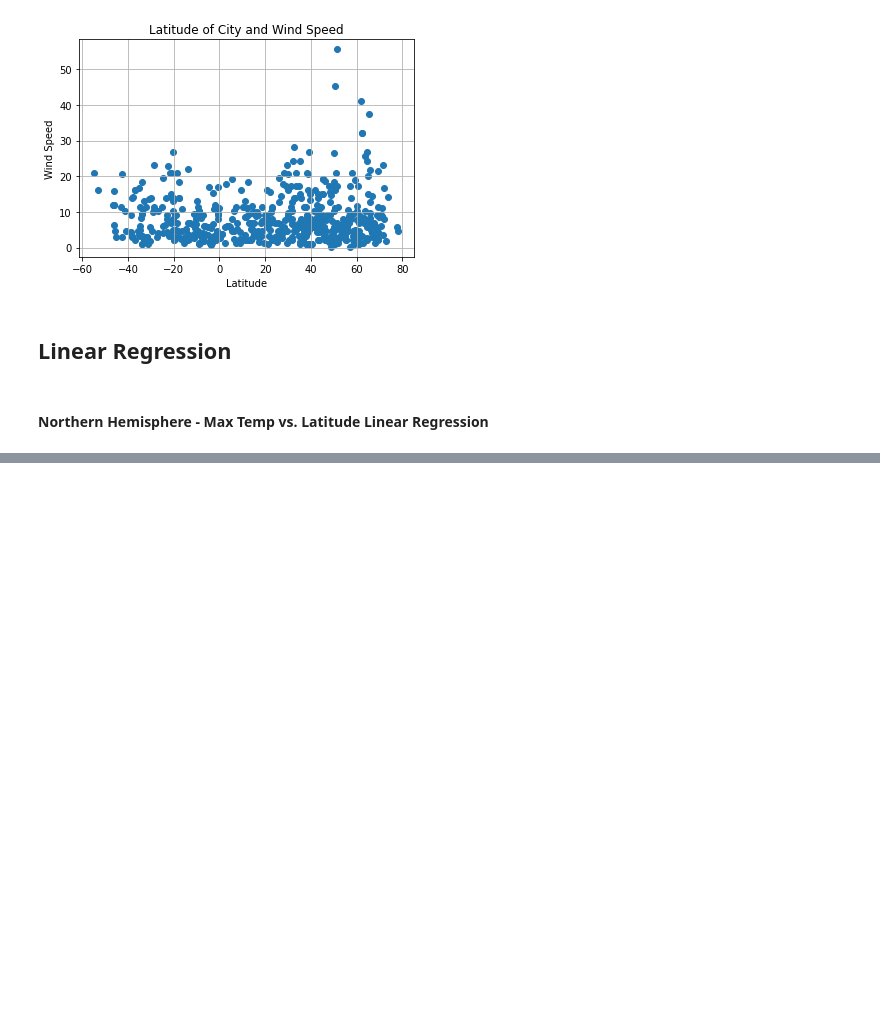
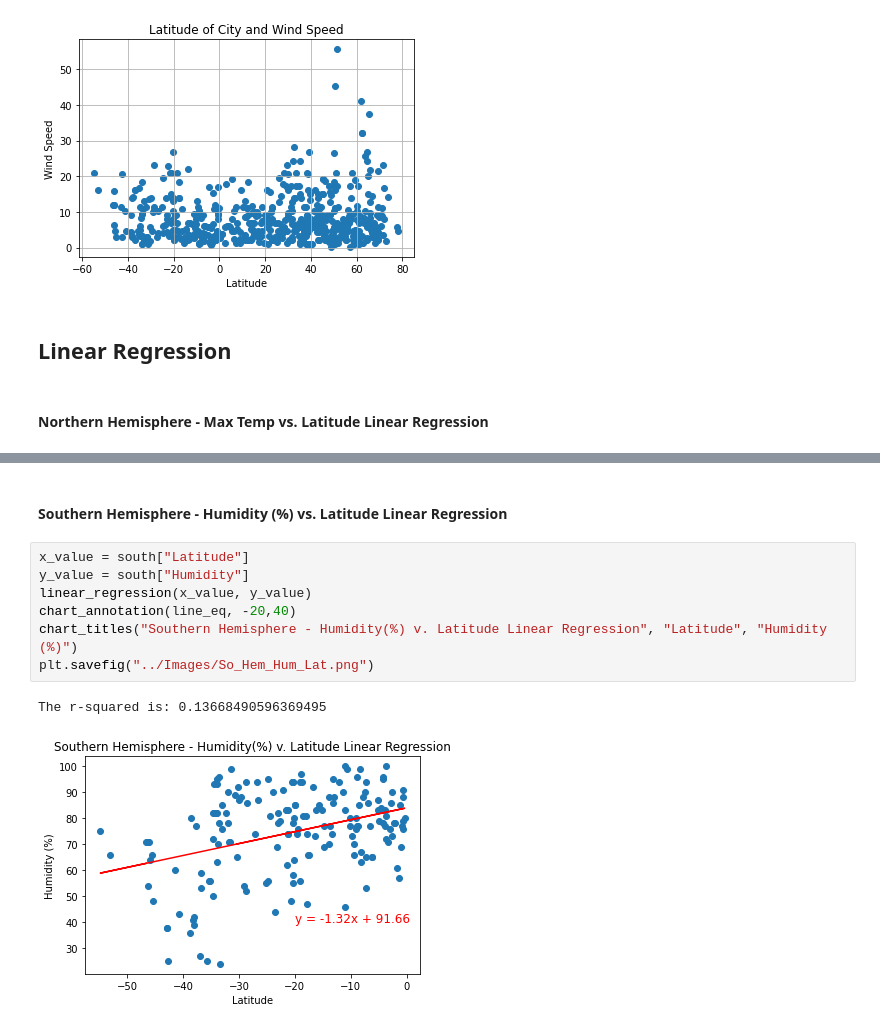
Before and after one commit to geofftm/python-api-challenge, a Jupyter notebook: WeatherPY/WeatherPy.ipynb, the cells around one changed output, grey strips where cells are left out. Cells and saved outputs as stored; diff of their text form; blank space fills up the shorter version.

```diff
--- a/WeatherPY/WeatherPy.ipynb
+++ b/WeatherPY/WeatherPy.ipynb
@@ -254,0 +320,12 @@ print(north)
+# %% [markdown]
+####  Southern Hemisphere - Humidity (%) vs. Latitude Linear Regression
+# %%
+x_value = south["Latitude"]
+y_value = south["Humidity"]
+linear_regression(x_value, y_value)
+chart_annotation(line_eq, -20,40)
+chart_titles("Southern Hemisphere - Humidity(%) v. Latitude Linear Regression", "Latitude", "Humidity (%)")
+plt.savefig("../Images/So_Hem_Hum_Lat.png")
+# %% [output]
+The r-squared is: 0.13668490596369495
+[figure, added]
```
Also changed, not shown: parts of 19 cells of this notebook, 8 other files.
